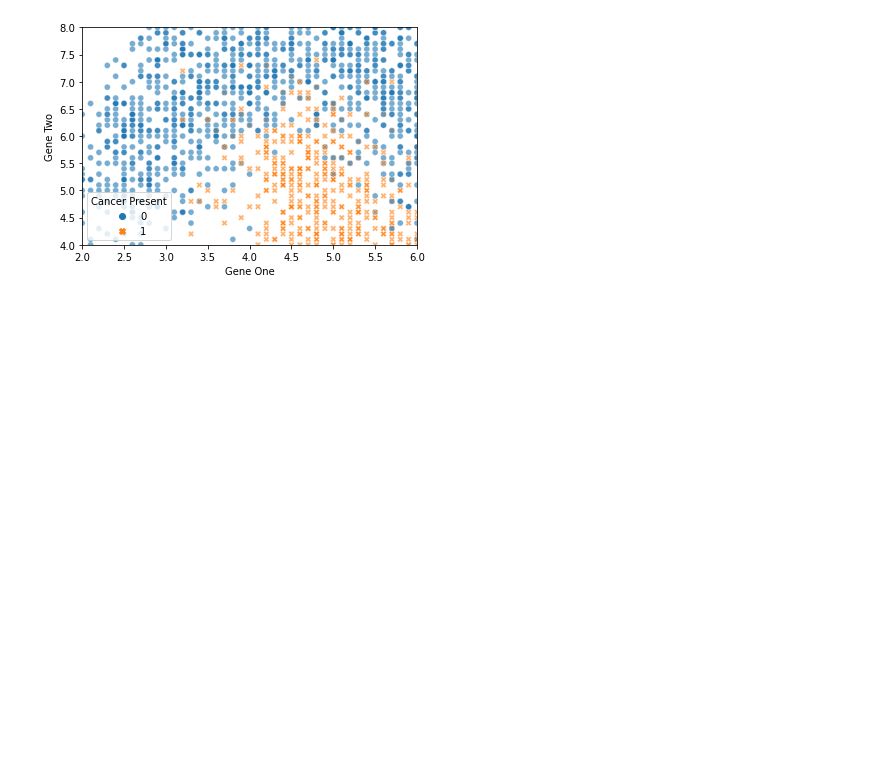
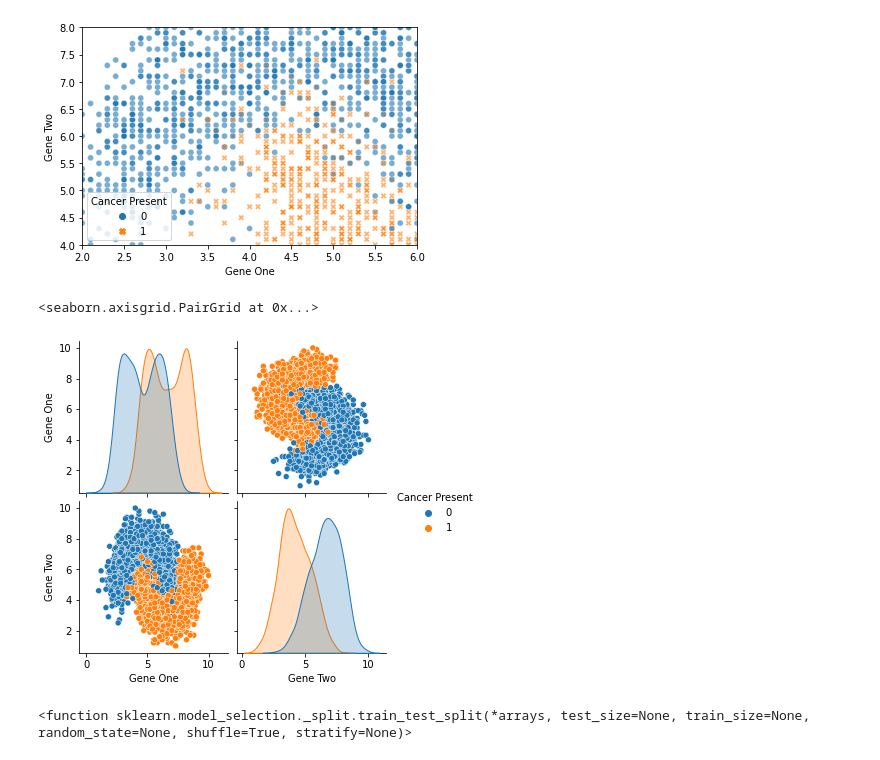
Before and after one commit to renecartaya/Machine-Learning-basic-tools, a Jupyter notebook: K_nearest_neighbors.ipynb, the cells around one changed output. Cells and saved outputs as stored; diff of their text form; code cells hidden in the pictures; blank space fills up the shorter version.

```diff
--- a/K_nearest_neighbors.ipynb
+++ b/K_nearest_neighbors.ipynb
@@ -64,3 +64,8 @@ plt.ylim(4,8)
 # %% [output]
 (4.0, 8.0)
 [figure]
+# %%
+sns.pairplot(data=df, hue = 'Cancer Present')
+# %% [output]
+<seaborn.axisgrid.PairGrid at 0x...>
+[figure, added]
@@ -66,0 +80,4 @@ plt.ylim(4,8)
+# %%
+train_test_split
+# %% [output]
+<function sklearn.model_selection._split.train_test_split(*arrays, test_size=None, train_size=None, random_state=None, shuffle=True, stratify=None)>
```
Also changed, not shown: parts of 19 cells of this notebook.
